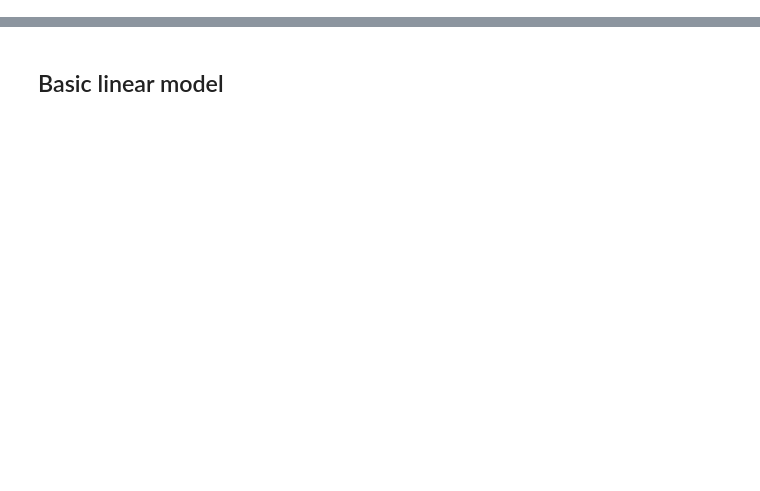
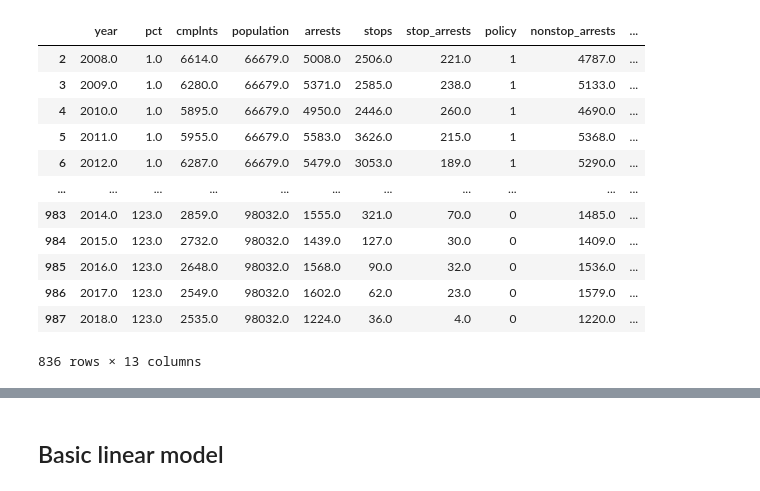
Before and after one commit to anilca-lab/FIS-Mod4-Project, a Jupyter notebook: brad_modeling.ipynb, the cells around one changed output, grey strips where cells are left out. Cells and saved outputs as stored; diff of their text form; code cells hidden in the pictures; blank space fills up the shorter version.

```diff
--- a/brad_modeling.ipynb
+++ b/brad_modeling.ipynb
@@ -19,2 +11,26 @@ df = df.query('year > 2007')
+# %%
+df = pd.read_csv('data/df.csv', index_col=0).dropna()
+df.columns = df.columns.str.lower()
+df = df.rename(columns={'addr_pct_cd' : 'pct'})
+df['policy'] = (df.year < 2013).mul(1)
+df['nonstop_arrests'] = df.arrests - df.stop_arrests
+df['crimerate'] = df.cmplnts / df.population * 1000
+df['nonstop_arrestrate'] = df.nonstop_arrests / df.population * 1000
+df['stoprate'] = df.stops / df.population * 1000
+df['stop_arrestrate'] = df.stop_arrests / df.population * 1000
 # %%
-df = df.dropna()
+df
+# %% [output]
+|  | year | pct | cmplnts | population | arrests | stops | stop_arrests | policy | nonstop_arrests | ... |
+| 2 | 2008.0 | 1.0 | 6614.0 | 66679.0 | 5008.0 | 2506.0 | 221.0 | 1 | 4787.0 | ... |
+| 3 | 2009.0 | 1.0 | 6280.0 | 66679.0 | 5371.0 | 2585.0 | 238.0 | 1 | 5133.0 | ... |
+| 4 | 2010.0 | 1.0 | 5895.0 | 66679.0 | 4950.0 | 2446.0 | 260.0 | 1 | 4690.0 | ... |
+| 5 | 2011.0 | 1.0 | 5955.0 | 66679.0 | 5583.0 | 3626.0 | 215.0 | 1 | 5368.0 | ... |
+| 6 | 2012.0 | 1.0 | 6287.0 | 66679.0 | 5479.0 | 3053.0 | 189.0 | 1 | 5290.0 | ... |
+| ... | ... | ... | ... | ... | ... | ... | ... | ... | ... | ... |
+| 983 | 2014.0 | 123.0 | 2859.0 | 98032.0 | 1555.0 | 321.0 | 70.0 | 0 | 1485.0 | ... |
+| 984 | 2015.0 | 123.0 | 2732.0 | 98032.0 | 1439.0 | 127.0 | 30.0 | 0 | 1409.0 | ... |
+| 985 | 2016.0 | 123.0 | 2648.0 | 98032.0 | 1568.0 | 90.0 | 32.0 | 0 | 1536.0 | ... |
+| 986 | 2017.0 | 123.0 | 2549.0 | 98032.0 | 1602.0 | 62.0 | 23.0 | 0 | 1579.0 | ... |
+| 987 | 2018.0 | 123.0 | 2535.0 | 98032.0 | 1224.0 | 36.0 | 4.0 | 0 | 1220.0 | ... |
+836 rows × 13 columns
```
Also changed, not shown: parts of 11 cells of this notebook.
